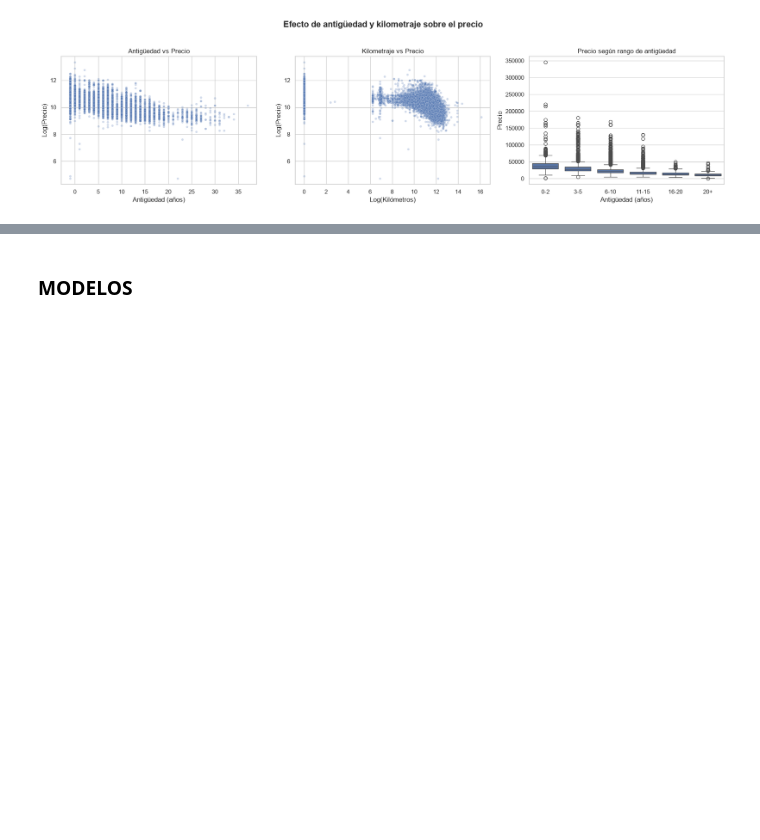
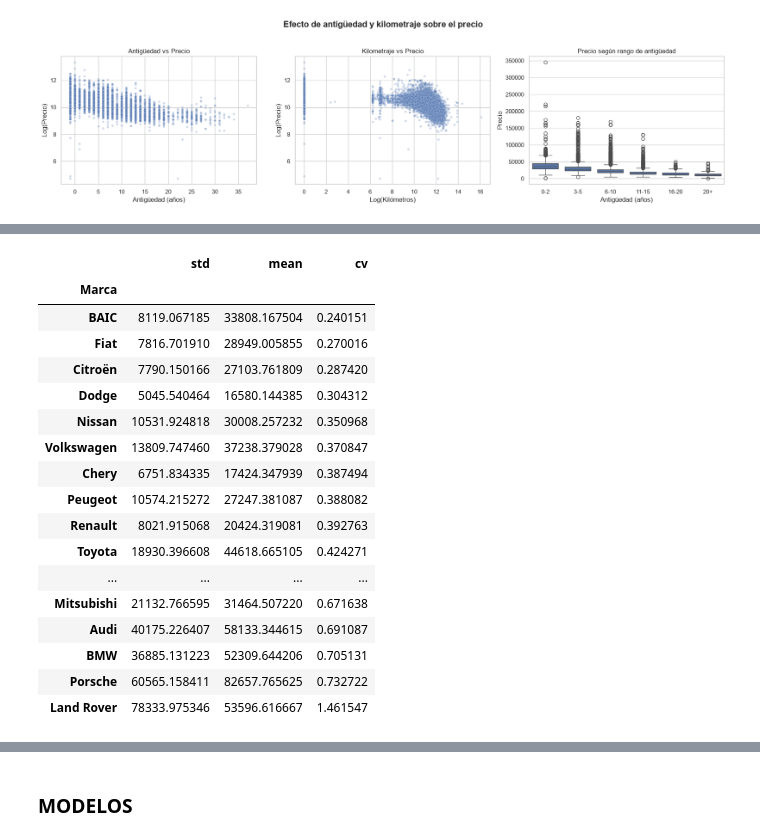
Before and after one commit to PilarOtero/Gurevich_Otero_Informe_PF, a Jupyter notebook: notebook/Gurevich_Otero_Notebook_PF.ipynb, the cells around one changed output, grey strips where cells are left out. Drawn from its saved outputs; the diff is of its cells as text; code cells hidden in the pictures; blank space fills up the shorter version.

```diff
--- a/notebook/Gurevich_Otero_Notebook_PF.ipynb
+++ b/notebook/Gurevich_Otero_Notebook_PF.ipynb
@@ -354,0 +368,28 @@ plot_dispersion_por_marca(data_visualizacion)
+# %%
+#Definimos que las marcas con mas de 35 muestras sean las validas para calcular el Coeficiente de Variacion
+marcas_validas = data_pre['Marca'].value_counts()
+marcas_validas = marcas_validas[marcas_validas >= 35].index
+data_filtrado = data_pre[data_pre['Marca'].isin(marcas_validas)]
+
+cv = data_filtrado.groupby('Marca')['Precio'].agg(['std', 'mean'])
+cv["cv"] = cv["std"] / cv["mean"]
+cv.sort_values("cv")
+# %% [output]
+|  | std | mean | cv |
+| Marca |  |  |  |
+| BAIC | 8119.067185 | 33808.167504 | 0.240151 |
+| Fiat | 7816.701910 | 28949.005855 | 0.270016 |
+| Citroën | 7790.150166 | 27103.761809 | 0.287420 |
+| Dodge | 5045.540464 | 16580.144385 | 0.304312 |
+| Nissan | 10531.924818 | 30008.257232 | 0.350968 |
+| Volkswagen | 13809.747460 | 37238.379028 | 0.370847 |
+| Chery | 6751.834335 | 17424.347939 | 0.387494 |
+| Peugeot | 10574.215272 | 27247.381087 | 0.388082 |
+| Renault | 8021.915068 | 20424.319081 | 0.392763 |
+| Toyota | 18930.396608 | 44618.665105 | 0.424271 |
+| ... | ... | ... | ... |
+| Mitsubishi | 21132.766595 | 31464.507220 | 0.671638 |
+| Audi | 40175.226407 | 58133.344615 | 0.691087 |
+| BMW | 36885.131223 | 52309.644206 | 0.705131 |
+| Porsche | 60565.158411 | 82657.765625 | 0.732722 |
+| Land Rover | 78333.975346 | 53596.616667 | 1.461547 |
```
Also changed, not shown: parts of 7 cells of this notebook, 1 other file.
